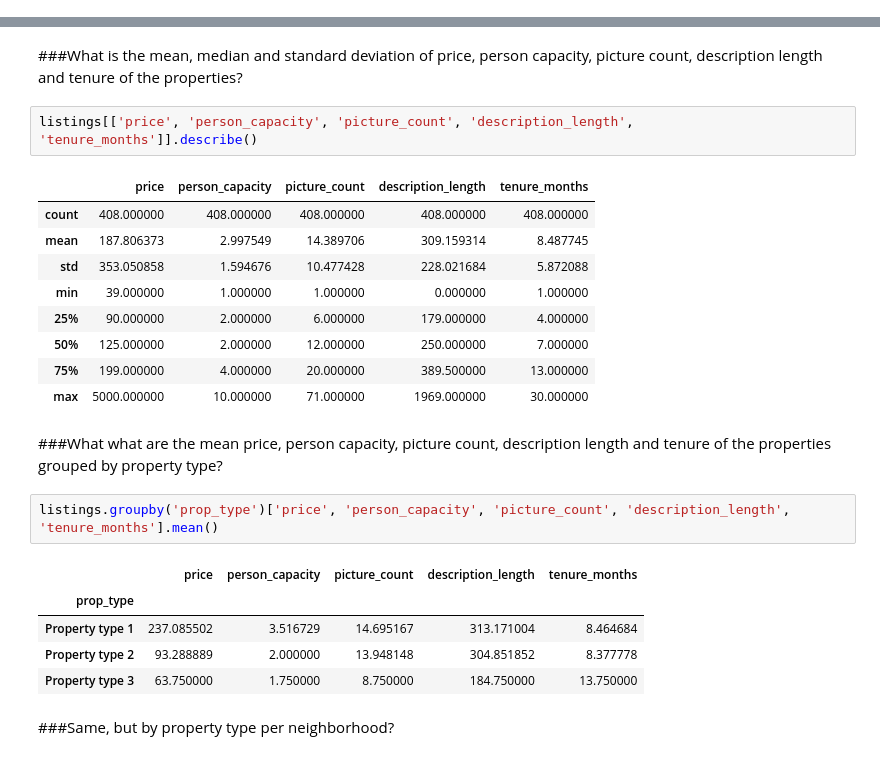
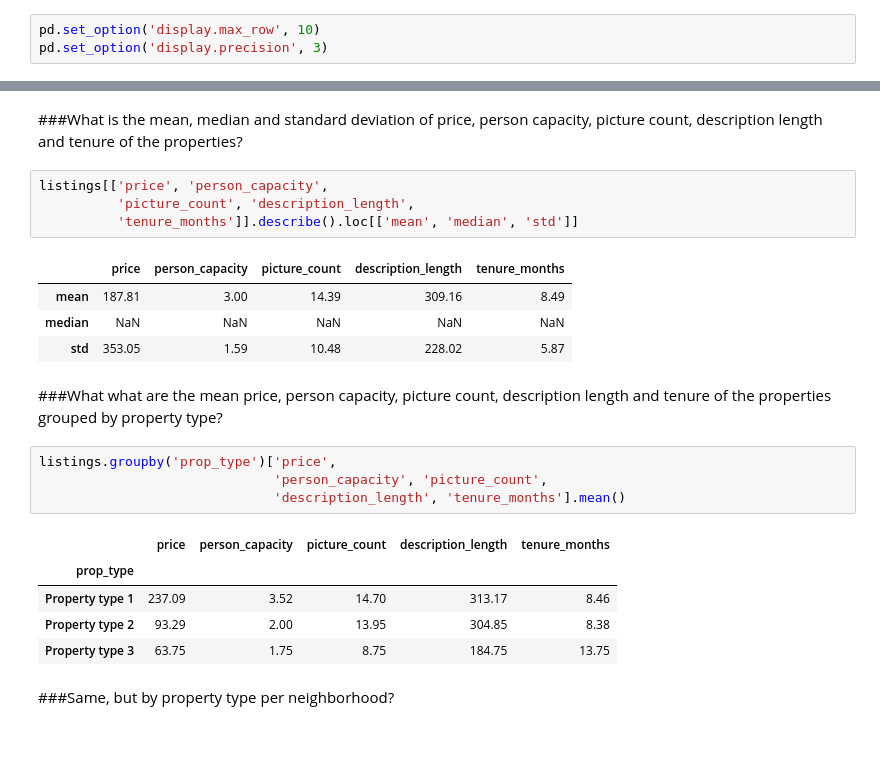
Before and after one commit to dav1dfeldman/DAT_SF_11, a Jupyter notebook: homeworks/hw1/hw1_soln-Copy.ipynb, the cells around one changed output, grey strips where cells are left out. Saved outputs shown, nothing was run; the diff lists cells and outputs as text.

```diff
--- a/homeworks/hw1/hw1_soln-Copy.ipynb
+++ b/homeworks/hw1/hw1_soln-Copy.ipynb
@@ -7,6 +7,9 @@ import numpy as np
 import seaborn as sns
 import matplotlib.pyplot as plt
 %matplotlib inline
+# %%
+pd.set_option('display.max_row', 10)
+pd.set_option('display.precision', 3)
 # %% [markdown]
 ##Part 1 - Data exploration
 ###First, create 2 data frames: `listings` and `bookings` from their respective data files
@@ -78,27 +45,26 @@ precentage_by_neighborhood.plot(kind = 'bar');
 # %% [markdown]
 ###What is the mean, median and standard deviation of price, person capacity, picture count, description length and tenure of the properties?
 # %%
-listings[['price', 'person_capacity', 'picture_count', 'description_length', 'tenure_months']].describe()
+listings[['price', 'person_capacity',
+          'picture_count', 'description_length',
+          'tenure_months']].describe().loc[['mean', 'median', 'std']]
 # %% [output]
 |  | price | person_capacity | picture_count | description_length | tenure_months |
-| count | 408.000000 | 408.000000 | 408.000000 | 408.000000 | 408.000000 |
-| mean | 187.806373 | 2.997549 | 14.389706 | 309.159314 | 8.487745 |
-| std | 353.050858 | 1.594676 | 10.477428 | 228.021684 | 5.872088 |
-| min | 39.000000 | 1.000000 | 1.000000 | 0.000000 | 1.000000 |
-| 25% | 90.000000 | 2.000000 | 6.000000 | 179.000000 | 4.000000 |
-| 50% | 125.000000 | 2.000000 | 12.000000 | 250.000000 | 7.000000 |
-| 75% | 199.000000 | 4.000000 | 20.000000 | 389.500000 | 13.000000 |
-| max | 5000.000000 | 10.000000 | 71.000000 | 1969.000000 | 30.000000 |
+| mean | 187.81 | 3.00 | 14.39 | 309.16 | 8.49 |
+| median | NaN | NaN | NaN | NaN | NaN |
+| std | 353.05 | 1.59 | 10.48 | 228.02 | 5.87 |
 # %% [markdown]
 ###What what are the mean price, person capacity, picture count, description length and tenure of the properties grouped by property type?
 # %%
-listings.groupby('prop_type')['price', 'person_capacity', 'picture_count', 'description_length', 'tenure_months'].mean()
+listings.groupby('prop_type')['price',
+                              'person_capacity', 'picture_count',
+                              'description_length', 'tenure_months'].mean()
 # %% [output]
 |  | price | person_capacity | picture_count | description_length | tenure_months |
 | prop_type |  |  |  |  |  |
-| Property type 1 | 237.085502 | 3.516729 | 14.695167 | 313.171004 | 8.464684 |
-| Property type 2 | 93.288889 | 2.000000 | 13.948148 | 304.851852 | 8.377778 |
-| Property type 3 | 63.750000 | 1.750000 | 8.750000 | 184.750000 | 13.750000 |
+| Property type 1 | 237.09 | 3.52 | 14.70 | 313.17 | 8.46 |
+| Property type 2 | 93.29 | 2.00 | 13.95 | 304.85 | 8.38 |
+| Property type 3 | 63.75 | 1.75 | 8.75 | 184.75 | 13.75 |
 # %% [markdown]
 ###Same, but by property type per neighborhood?
 # %%
```
Also changed, not shown: parts of 10 cells of this notebook, 1 other file.
